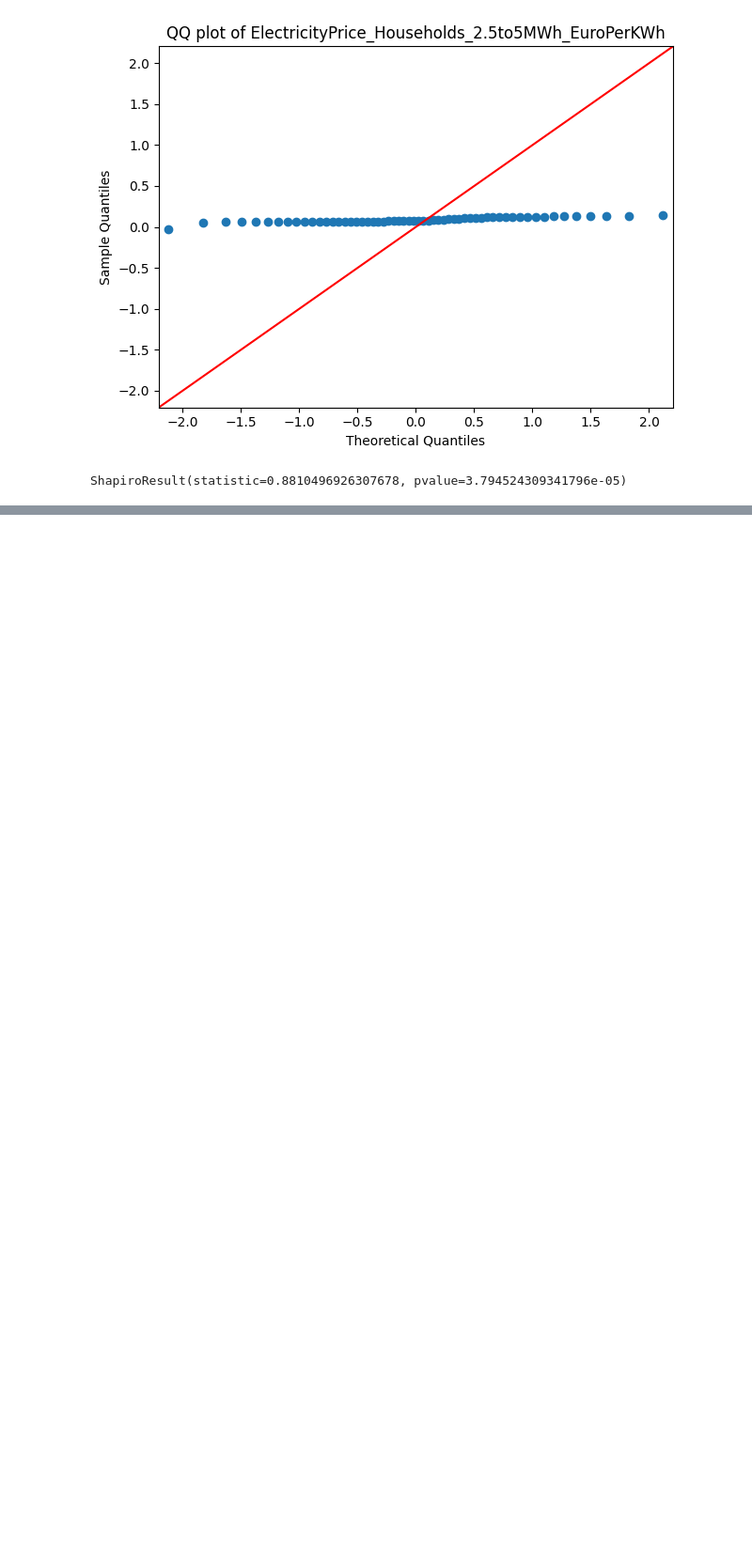
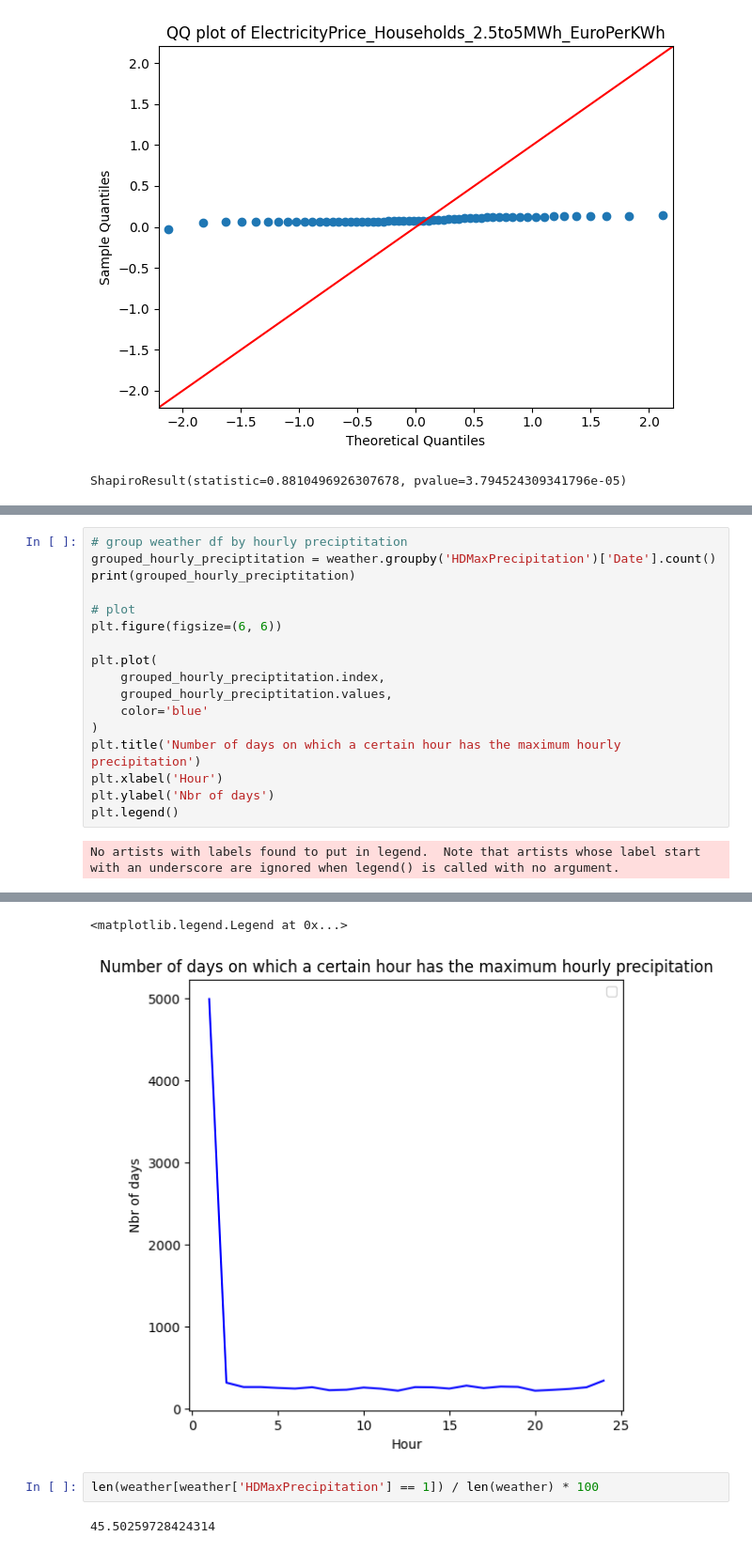
Before and after one commit to Carlos1971Salud/Hybrid-Forecasting-for-Sustainable-Electricity-Demand-in-The-Netherlands-Using-SARIMAX-SARIMAX-LSTM, a Jupyter notebook: data_patterns.ipynb, the cells around one changed output, grey strips where cells are left out. Shown at 94% size. Cells and saved outputs as stored; diff of their text form; blank space fills up the shorter version.

```diff
--- a/data_patterns.ipynb
+++ b/data_patterns.ipynb
@@ -674,0 +962,19 @@ energy_prices.isna().sum() / len(energy_prices)
+# %%
+# group weather df by hourly preciptitation
+grouped_hourly_preciptitation = weather.groupby('HDMaxPrecipitation')['Date'].count()
+print(grouped_hourly_preciptitation)
+
+# plot
+plt.figure(figsize=(6, 6))
+
+plt.plot(
+    grouped_hourly_preciptitation.index,
+    grouped_hourly_preciptitation.values,
+    color='blue'
+)
+plt.title('Number of days on which a certain hour has the maximum hourly precipitation')
+plt.xlabel('Hour')
+plt.ylabel('Nbr of days')
+plt.legend()
+# %% [output]
+No artists with labels found to put in legend.  Note that artists whose label start with an underscore are ignored when legend() is called with no argument.
@@ -674,0 +998,6 @@ energy_prices.isna().sum() / len(energy_prices)
+<matplotlib.legend.Legend at 0x...>
+[figure, added]
+# %%
+len(weather[weather['HDMaxPrecipitation'] == 1]) / len(weather) * 100
+# %% [output]
+45.50259728424314
```
Also changed, not shown: parts of 39 cells of this notebook.
